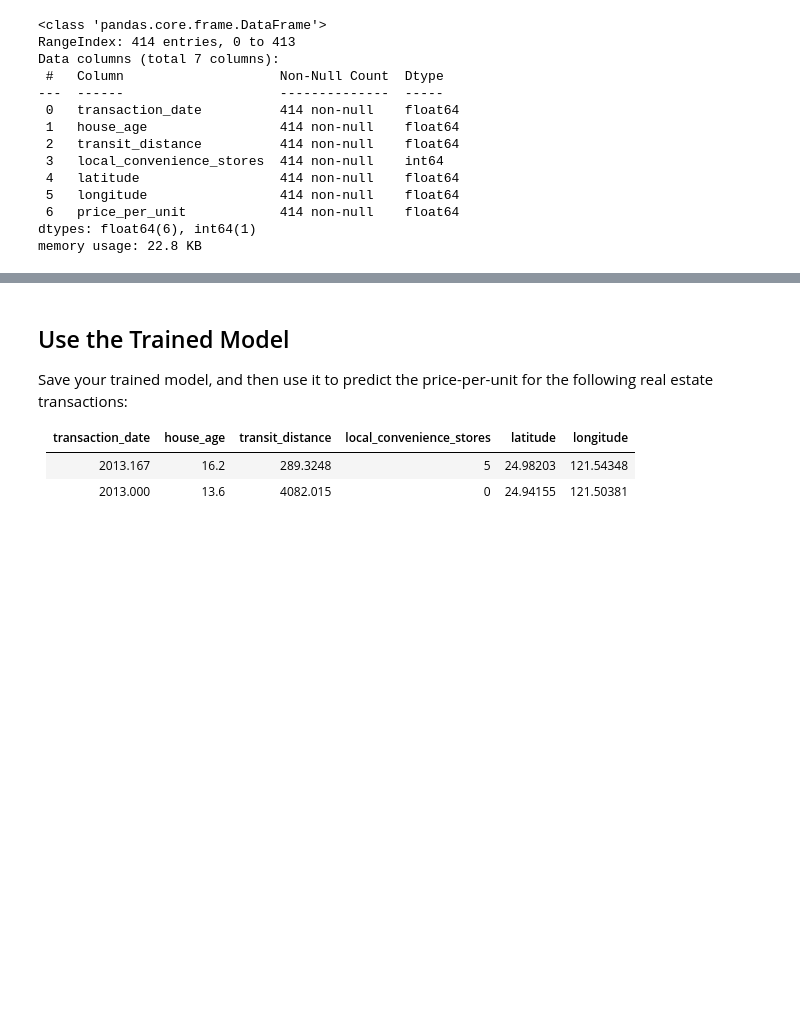
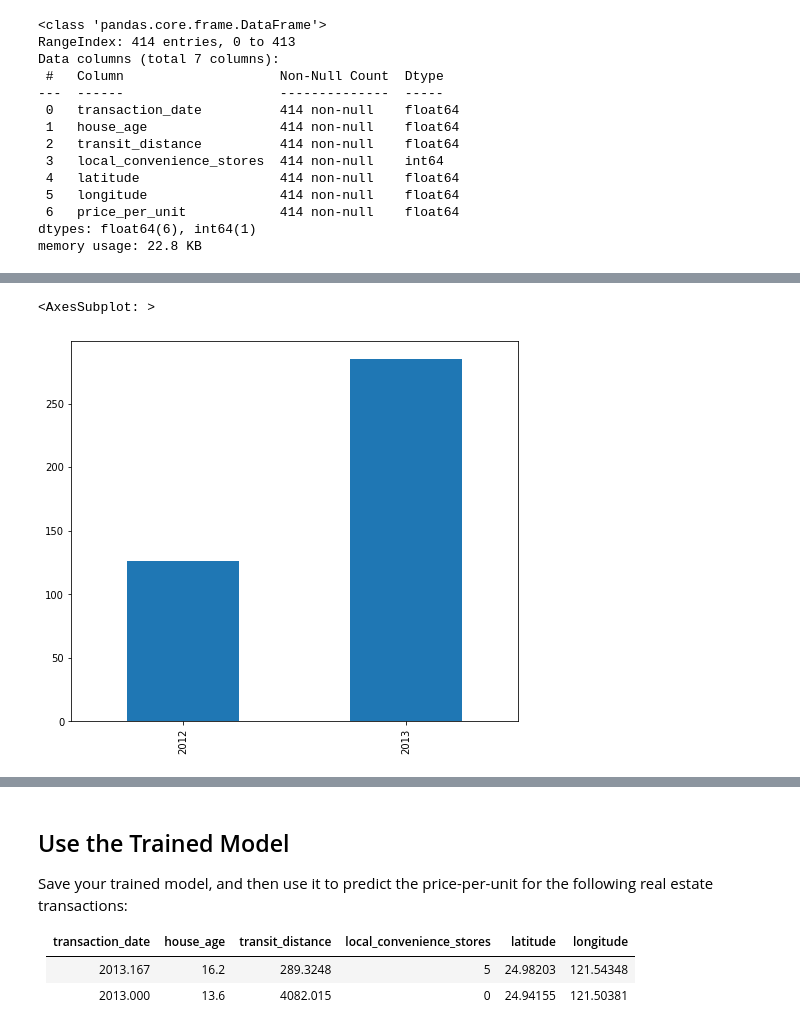
Before and after one commit to Berezovikov-A/ms_ml_challenges, a Jupyter notebook: 02 - Real Estate Regression Challenge.ipynb, the cells around one changed output, grey strips where cells are left out. Saved outputs shown, nothing was run; the diff lists cells and outputs as text; code cells hidden in the pictures; blank space fills up the shorter version.

```diff
--- a/02 - Real Estate Regression Challenge.ipynb
+++ b/02 - Real Estate Regression Challenge.ipynb
@@ -88,0 +110,5 @@ plots.show_distribution(data[label])
+# %%
+data['year'].value_counts().sort_index().plot(kind='bar', figsize=(8,7))
+# %% [output]
+<AxesSubplot: >
+[figure, added]
```
Also changed, not shown: parts of 18 cells of this notebook, 1 other file.
